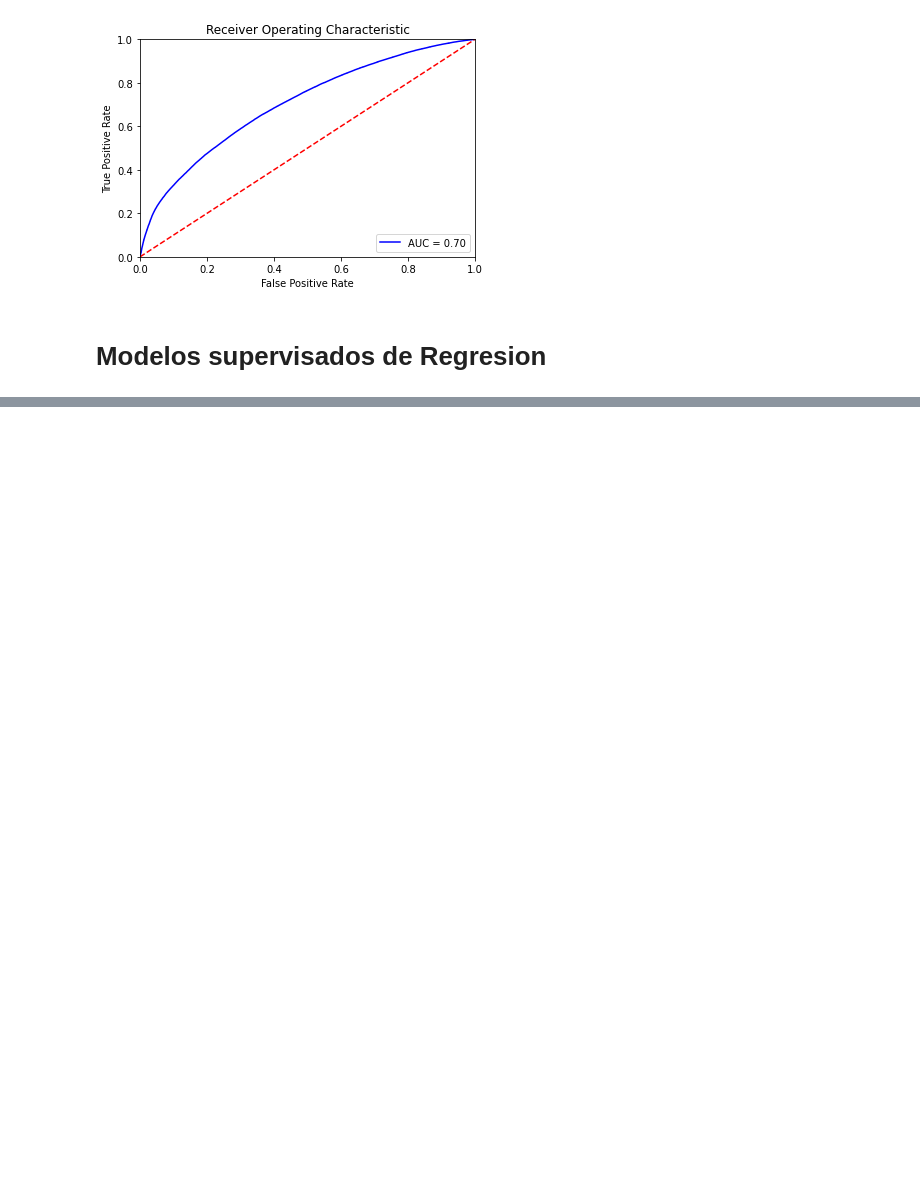
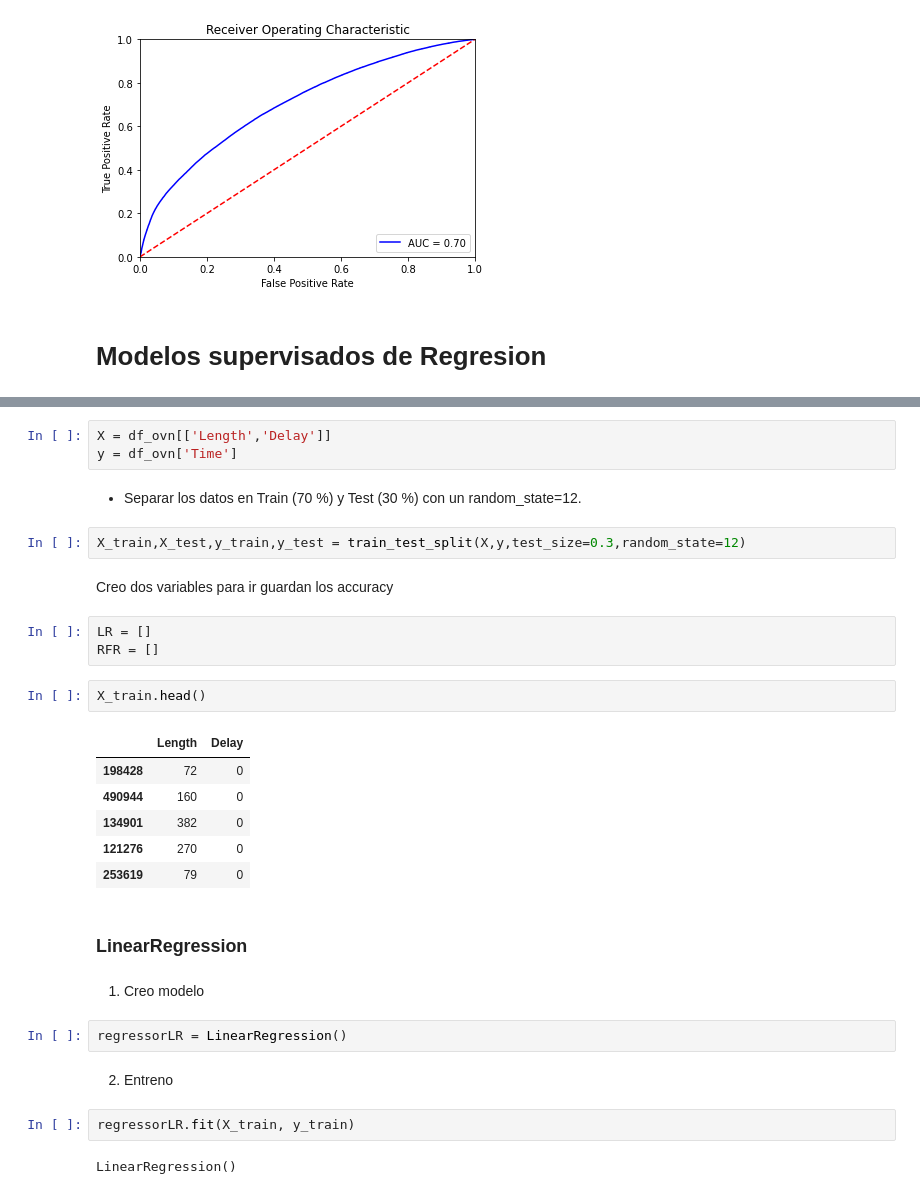
Before and after one commit to nick1287/Airlines, a Jupyter notebook: Airlines+Proyecto_Final.ipynb, the cells around one changed output, grey strips where cells are left out. Cells and saved outputs as stored; diff of their text form; blank space fills up the shorter version.

```diff
--- a/Airlines+Proyecto_Final.ipynb
+++ b/Airlines+Proyecto_Final.ipynb
@@ -791,0 +822,33 @@ AUC for our classifier is: 0.7039728607363336
+# %%
+X = df_ovn[['Length','Delay']]
+y = df_ovn['Time']
+# %% [markdown]
+* Separar los datos en Train (70 %) y Test (30 %) con un random_state=12.
+# %%
+X_train,X_test,y_train,y_test = train_test_split(X,y,test_size=0.3,random_state=12)
+# %% [markdown]
+Creo dos variables para ir guardan los accuracy
+# %%
+LR = []
+RFR = []
+# %%
+X_train.head()
+# %% [output]
+|  | Length | Delay |
+| 198428 | 72 | 0 |
+| 490944 | 160 | 0 |
+| 134901 | 382 | 0 |
+| 121276 | 270 | 0 |
+| 253619 | 79 | 0 |
+# %% [markdown]
+### LinearRegression
+# %% [markdown]
+1. Creo modelo
+# %%
+regressorLR = LinearRegression()
+# %% [markdown]
+2. Entreno
+# %%
+regressorLR.fit(X_train, y_train)
+# %% [output]
+LinearRegression()
```
Also changed, not shown: parts of 34 cells of this notebook.
